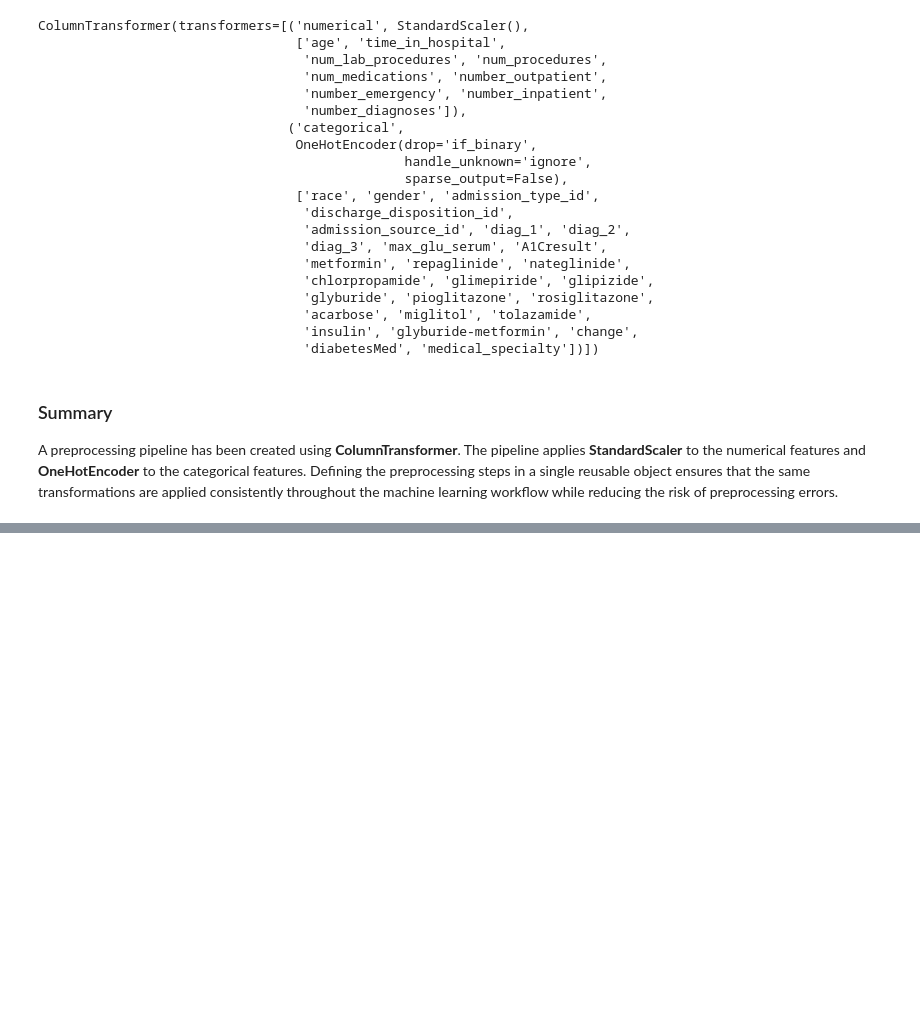
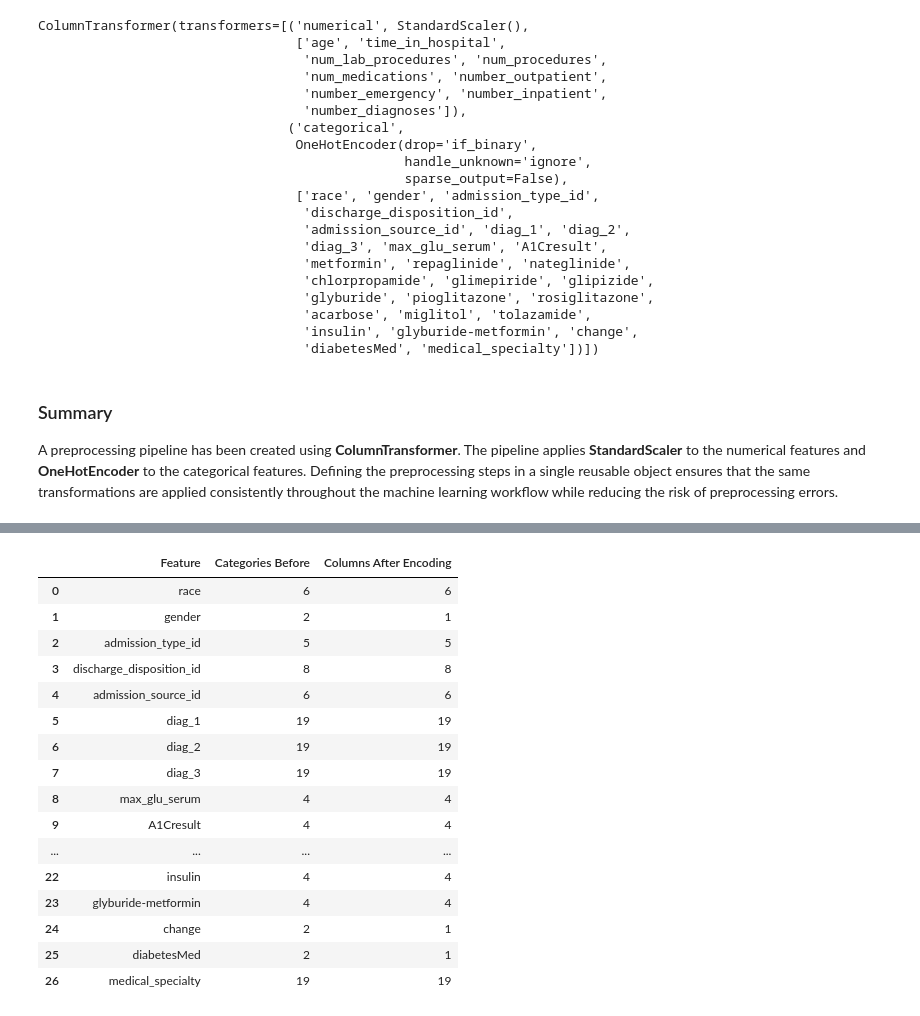
Before and after one commit to ajay-nagpal/Hospital-Readmission-Prediction, a Jupyter notebook: hospital_readmission.ipynb, the cells around one changed output, grey strips where cells are left out. Drawn from its saved outputs; the diff is of its cells as text; code cells hidden in the pictures; blank space fills up the shorter version.

Commit message:
Apply and verify preprocessing pipeline

```diff
--- a/hospital_readmission.ipynb
+++ b/hospital_readmission.ipynb
@@ -3154,0 +3209,45 @@ A preprocessing pipeline has been created using **ColumnTransformer**. The pipel
+# %%
+# ============================================================
+# Verify One-Hot Encoding Results
+# ============================================================
+
+encoding_summary = []
+
+# Get the fitted encoder.
+encoder = preprocessor.named_transformers_["categorical"]
+
+# Loop through every categorical feature.
+for feature, categories in zip(categorical_features, encoder.categories_):
+
+    encoding_summary.append({
+
+        "Feature": feature,
+        "Categories Before": len(categories),
+        "Columns After Encoding":
+            len(categories) - 1 if len(categories) == 2 else len(categories)
+
+    })
+
+# Convert to a DataFrame.
+encoding_summary = pd.DataFrame(encoding_summary)
+
+# Display the summary.
+display(encoding_summary)
+# %% [output]
+|  | Feature | Categories Before | Columns After Encoding |
+| 0 | race | 6 | 6 |
+| 1 | gender | 2 | 1 |
+| 2 | admission_type_id | 5 | 5 |
+| 3 | discharge_disposition_id | 8 | 8 |
+| 4 | admission_source_id | 6 | 6 |
+| 5 | diag_1 | 19 | 19 |
+| 6 | diag_2 | 19 | 19 |
+| 7 | diag_3 | 19 | 19 |
+| 8 | max_glu_serum | 4 | 4 |
+| 9 | A1Cresult | 4 | 4 |
+| ... | ... | ... | ... |
+| 22 | insulin | 4 | 4 |
+| 23 | glyburide-metformin | 4 | 4 |
+| 24 | change | 2 | 1 |
+| 25 | diabetesMed | 2 | 1 |
+| 26 | medical_specialty | 19 | 19 |
```
Also changed, not shown: parts of 4 cells of this notebook.
